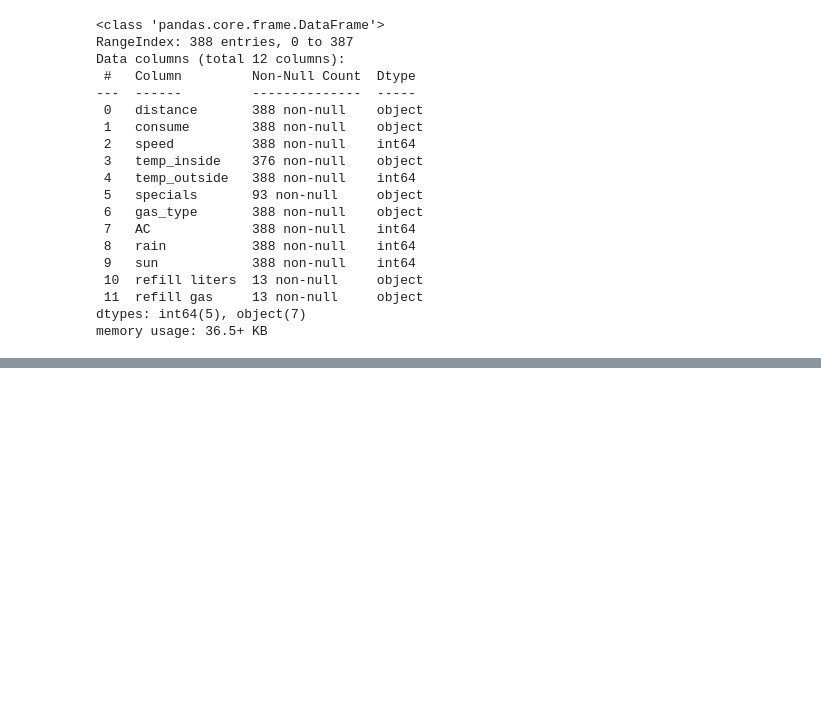
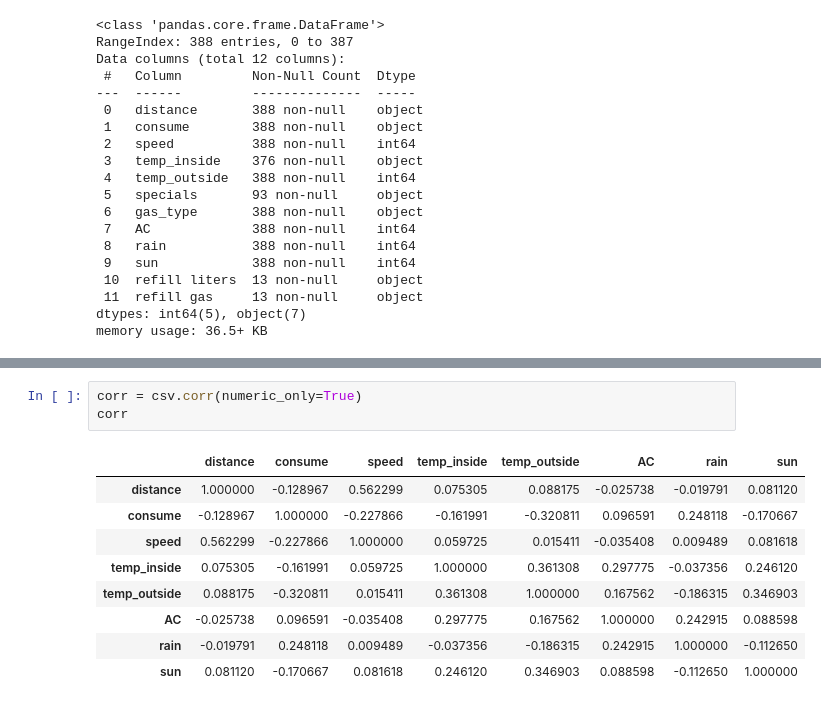
Before and after one commit to ironhack-edu/technical_challenge_DA, a Jupyter notebook: notebooks/tech_challenge.ipynb, the cells around one changed output, grey strips where cells are left out. Saved outputs shown, nothing was run; the diff lists cells and outputs as text; blank space fills up the shorter version.

```diff
--- a/notebooks/tech_challenge.ipynb
+++ b/notebooks/tech_challenge.ipynb
@@ -43,0 +81,13 @@ memory usage: 36.5+ KB
+# %%
+corr = csv.corr(numeric_only=True)
+corr
+# %% [output]
+|  | distance | consume | speed | temp_inside | temp_outside | AC | rain | sun |
+| distance | 1.000000 | -0.128967 | 0.562299 | 0.075305 | 0.088175 | -0.025738 | -0.019791 | 0.081120 |
+| consume | -0.128967 | 1.000000 | -0.227866 | -0.161991 | -0.320811 | 0.096591 | 0.248118 | -0.170667 |
+| speed | 0.562299 | -0.227866 | 1.000000 | 0.059725 | 0.015411 | -0.035408 | 0.009489 | 0.081618 |
+| temp_inside | 0.075305 | -0.161991 | 0.059725 | 1.000000 | 0.361308 | 0.297775 | -0.037356 | 0.246120 |
+| temp_outside | 0.088175 | -0.320811 | 0.015411 | 0.361308 | 1.000000 | 0.167562 | -0.186315 | 0.346903 |
+| AC | -0.025738 | 0.096591 | -0.035408 | 0.297775 | 0.167562 | 1.000000 | 0.242915 | 0.088598 |
+| rain | -0.019791 | 0.248118 | 0.009489 | -0.037356 | -0.186315 | 0.242915 | 1.000000 | -0.112650 |
+| sun | 0.081120 | -0.170667 | 0.081618 | 0.246120 | 0.346903 | 0.088598 | -0.112650 | 1.000000 |
```
Also changed, not shown: parts of 7 cells of this notebook.
